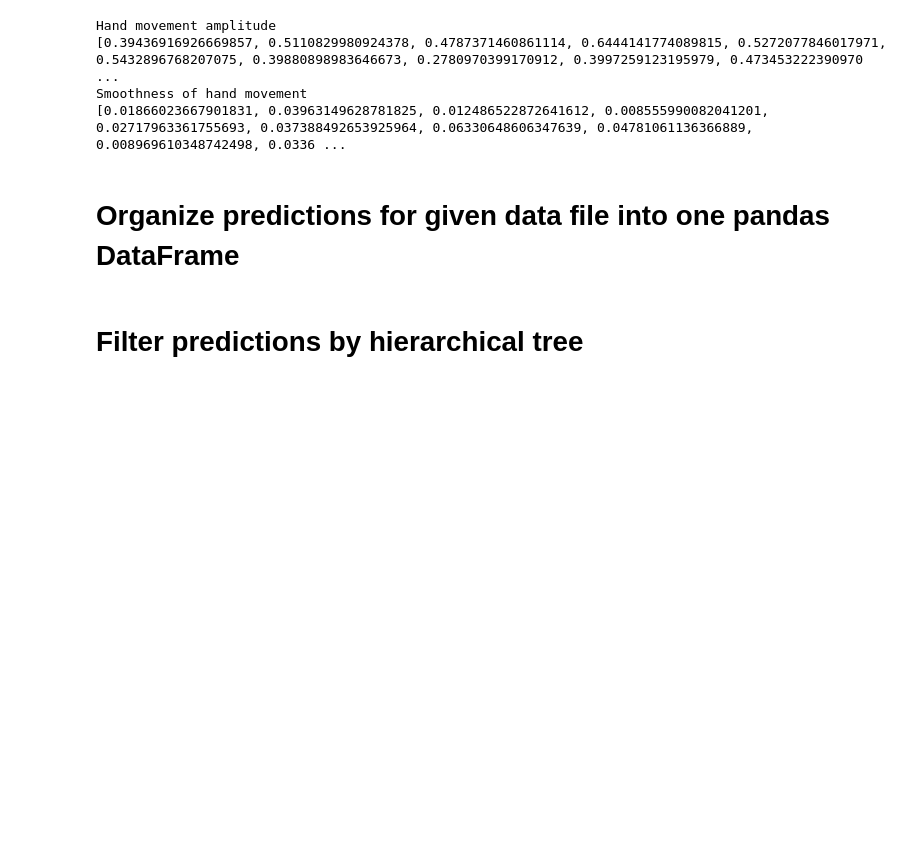
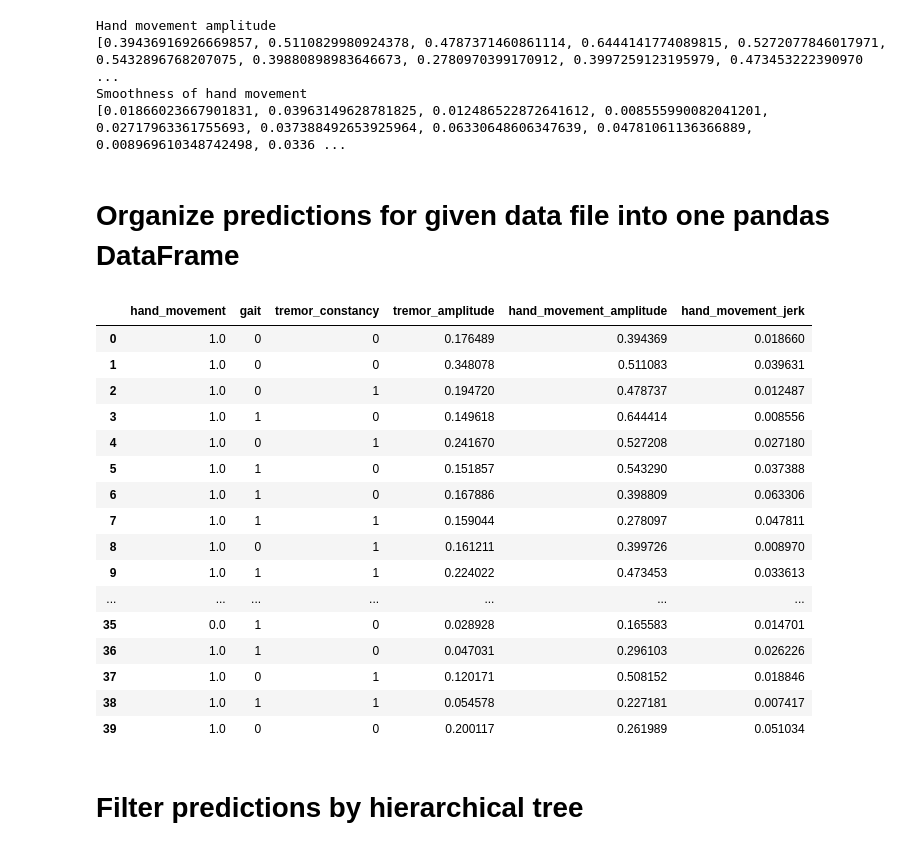
Before and after one commit to NikhilMahadevan/analyze-tremor-bradykinesia-PD, a Jupyter notebook: demo/demo_run_analytics.ipynb, the cells around one changed output. Drawn from its saved outputs; the diff is of its cells as text; code cells hidden in the pictures; blank space fills up the shorter version.

```diff
--- a/demo/demo_run_analytics.ipynb
+++ b/demo/demo_run_analytics.ipynb
@@ -152,24 +164,47 @@ Smoothness of hand movement
 # Organize predictions for given data file into one pandas DataFrame
 # %%
 def generate_dummy_predictions(length):
+    '''
+    Generate dummy binary predictions for example purposes.
+    :param length: (int) length of predictions to generate
+    :return: list of random binary predictions
+    '''
     import random
     preds = [0]*(length/2) + [1]*(length/2)
-#     random.shuffle(preds)
+    random.shuffle(preds)
     return preds
 
 # Generate dummy predictions for gait and tremor
 gait_predictions = generate_dummy_predictions(len(hand_movement_predictions))
 tremor_predictions = generate_dummy_predictions(len(hand_movement_predictions))
 
 # Organize all module predictions into 1 Pandas DataFrame
 predictions_df = pd.DataFrame()
 predictions_df['hand_movement'] = pd.Series(hand_movement_predictions)
 predictions_df['gait'] = pd.Series(gait_predictions)
 predictions_df['tremor_constancy'] = pd.Series(tremor_predictions)
 predictions_df['tremor_amplitude'] = pd.Series(rest_tremor_amplitude_predictions)
 predictions_df['hand_movement_amplitude'] = pd.Series(hand_movement_amplitude_predictions)
 predictions_df['hand_movement_jerk'] = pd.Series(hand_movement_jerk_predictions)
-predictions_df.to_csv('/Users/mahadn04/Desktop/sample_predictions.csv')
+predictions_df
+# %% [output]
+|  | hand_movement | gait | tremor_constancy | tremor_amplitude | hand_movement_amplitude | hand_movement_jerk |
+| 0 | 1.0 | 0 | 0 | 0.176489 | 0.394369 | 0.018660 |
+| 1 | 1.0 | 0 | 0 | 0.348078 | 0.511083 | 0.039631 |
+| 2 | 1.0 | 0 | 1 | 0.194720 | 0.478737 | 0.012487 |
+| 3 | 1.0 | 1 | 0 | 0.149618 | 0.644414 | 0.008556 |
+| 4 | 1.0 | 0 | 1 | 0.241670 | 0.527208 | 0.027180 |
+| 5 | 1.0 | 1 | 0 | 0.151857 | 0.543290 | 0.037388 |
+| 6 | 1.0 | 1 | 0 | 0.167886 | 0.398809 | 0.063306 |
+| 7 | 1.0 | 1 | 1 | 0.159044 | 0.278097 | 0.047811 |
+| 8 | 1.0 | 0 | 1 | 0.161211 | 0.399726 | 0.008970 |
+| 9 | 1.0 | 1 | 1 | 0.224022 | 0.473453 | 0.033613 |
+| ... | ... | ... | ... | ... | ... | ... |
+| 35 | 0.0 | 1 | 0 | 0.028928 | 0.165583 | 0.014701 |
+| 36 | 1.0 | 1 | 0 | 0.047031 | 0.296103 | 0.026226 |
+| 37 | 1.0 | 0 | 1 | 0.120171 | 0.508152 | 0.018846 |
+| 38 | 1.0 | 1 | 1 | 0.054578 | 0.227181 | 0.007417 |
+| 39 | 1.0 | 0 | 0 | 0.200117 | 0.261989 | 0.051034 |
 # %% [markdown]
 # Filter predictions by hierarchical tree
 # %%
```
Also changed, not shown: parts of 6 cells of this notebook.
